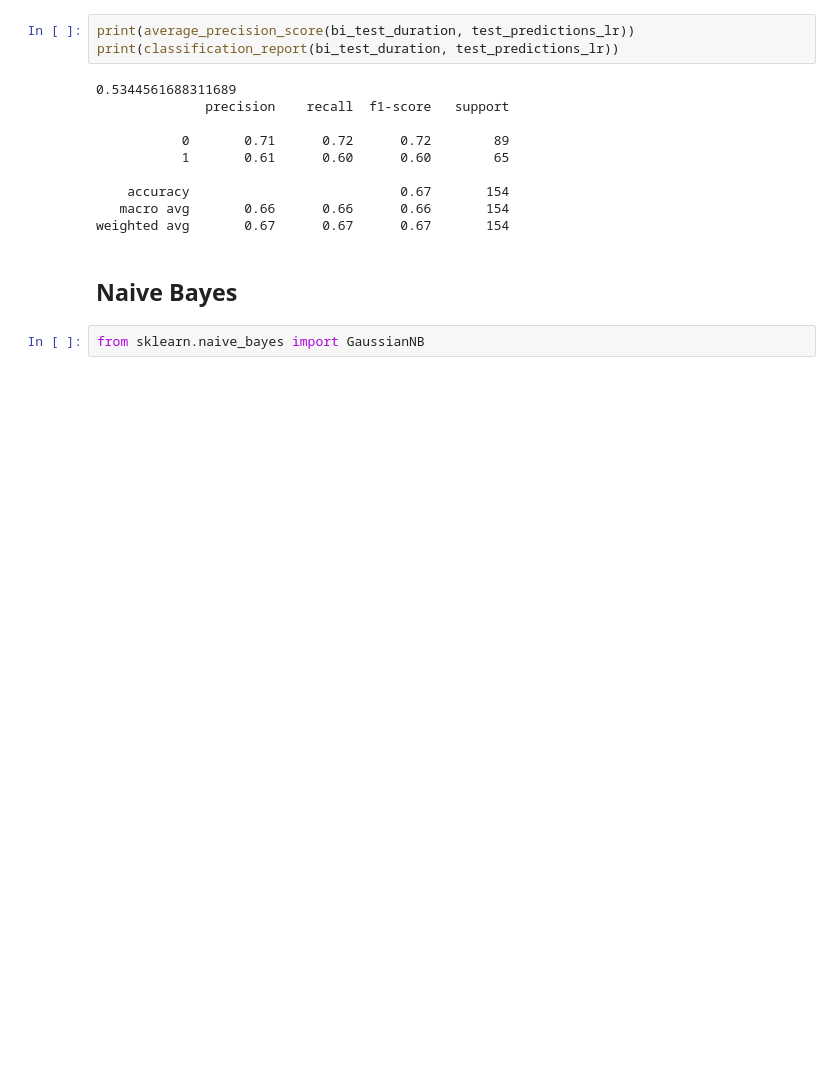
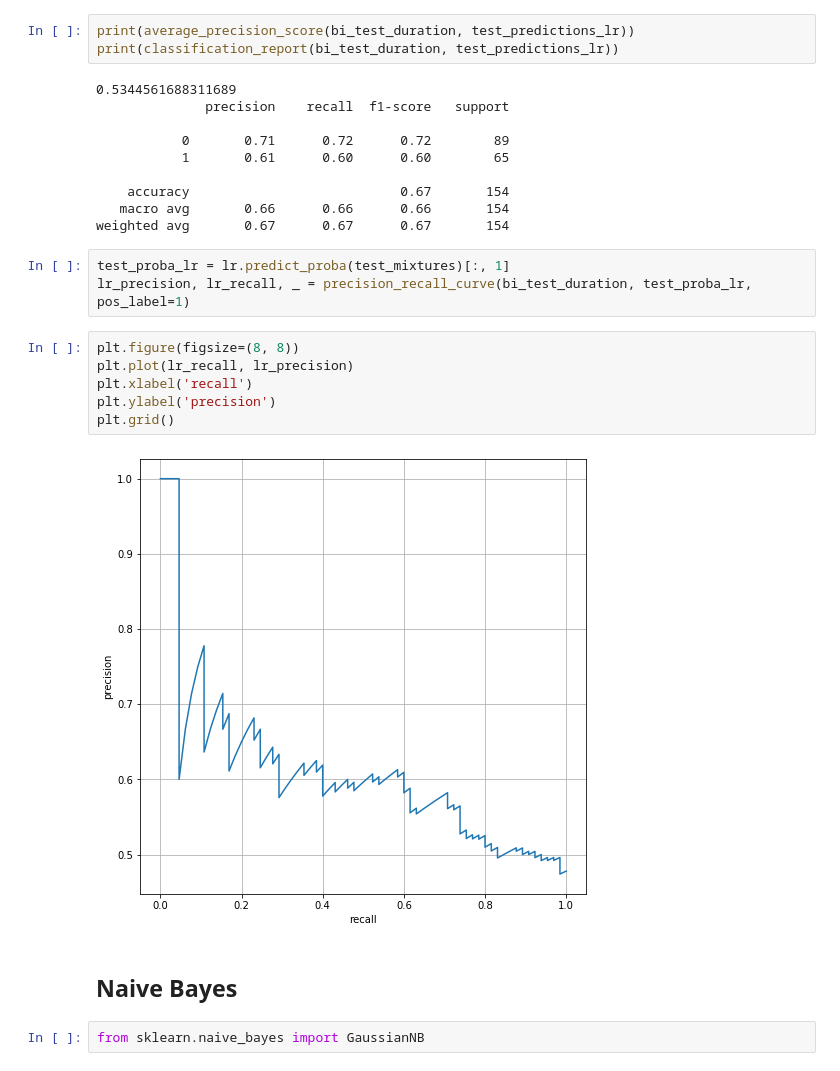
Before and after one commit to li-lab-mcgill/heterogeneous_ehr, a Jupyter notebook: Prediction-MultiDatatypes.ipynb, the cells around one changed output. Cells and saved outputs as stored; diff of their text form; blank space fills up the shorter version.

Commit message:
added a few plots

```diff
--- a/Prediction-MultiDatatypes.ipynb
+++ b/Prediction-MultiDatatypes.ipynb
@@ -80,6 +80,17 @@ print(classification_report(bi_test_duration, test_predictions_lr))
     accuracy                           0.67       154
    macro avg       0.66      0.66      0.66       154
 weighted avg       0.67      0.67      0.67       154
+# %%
+test_proba_lr = lr.predict_proba(test_mixtures)[:, 1]
+lr_precision, lr_recall, _ = precision_recall_curve(bi_test_duration, test_proba_lr, pos_label=1)
+# %%
+plt.figure(figsize=(8, 8))
+plt.plot(lr_recall, lr_precision)
+plt.xlabel('recall')
+plt.ylabel('precision')
+plt.grid()
+# %% [output]
+[figure, added]
 # %% [markdown]
 ## Naive Bayes
 # %%
```
Also changed, not shown: parts of 1 cell of this notebook.
